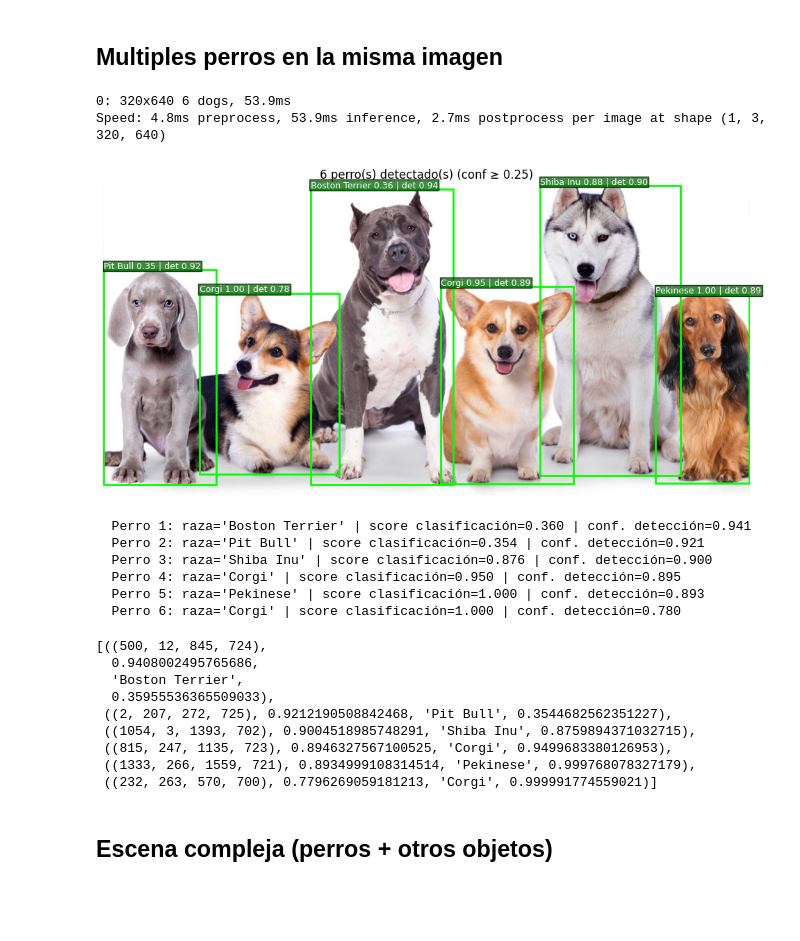
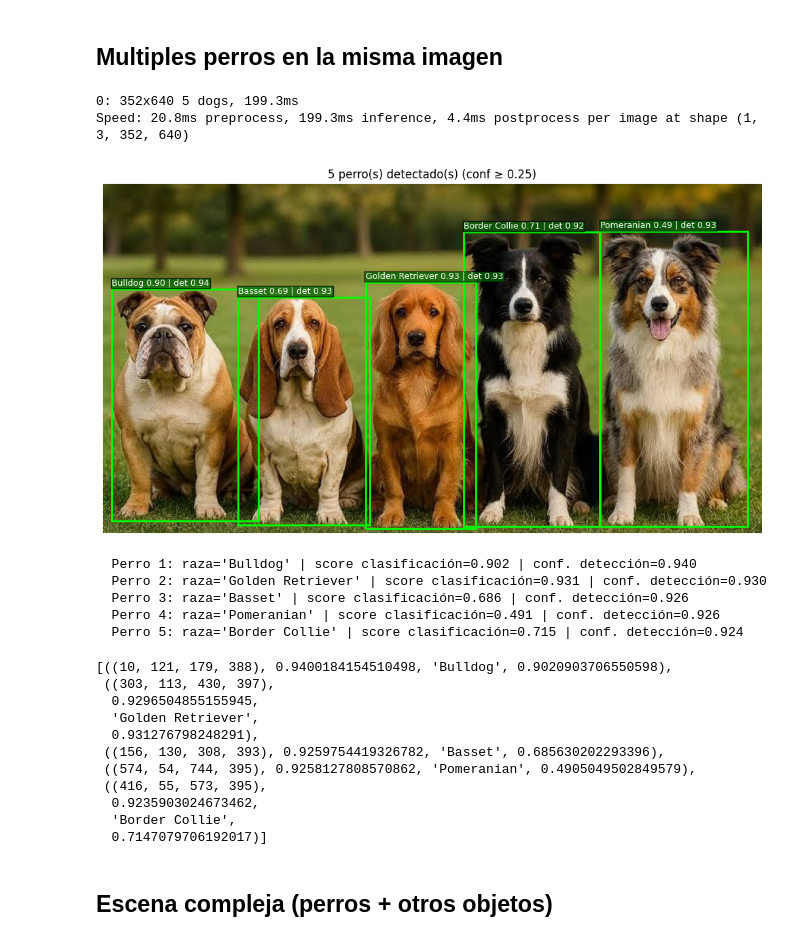
Before and after one commit to FacundoMol/tuia-dog-recognition-app, a Jupyter notebook: etapa3_colab.ipynb, the cells around one changed output. Drawn from its saved outputs; the diff is of its cells as text; code cells hidden in the pictures; blank space fills up the shorter version.

```diff
--- a/etapa3_colab.ipynb
+++ b/etapa3_colab.ipynb
@@ -151,26 +151,27 @@ Speed: 3.1ms preprocess, 62.1ms inference, 0.8ms postprocess per image at shape
 # %% [markdown]
 ## Multiples perros en la misma imagen
 # %%
-run_pipeline("data/dataset/multiples_perros.jpg")
+run_pipeline("data/dataset/mutiples_perros_2.jpg")
 # %% [output]
-0: 320x640 6 dogs, 53.9ms
-Speed: 4.8ms preprocess, 53.9ms inference, 2.7ms postprocess per image at shape (1, 3, 320, 640)
+0: 352x640 5 dogs, 199.3ms
+Speed: 20.8ms preprocess, 199.3ms inference, 4.4ms postprocess per image at shape (1, 3, 352, 640)
-[figure, old version]
+[figure, new version]
-  Perro 1: raza='Boston Terrier' | score clasificación=0.360 | conf. detección=0.941
-  Perro 2: raza='Pit Bull' | score clasificación=0.354 | conf. detección=0.921
-  Perro 3: raza='Shiba Inu' | score clasificación=0.876 | conf. detección=0.900
-  Perro 4: raza='Corgi' | score clasificación=0.950 | conf. detección=0.895
-  Perro 5: raza='Pekinese' | score clasificación=1.000 | conf. detección=0.893
-  Perro 6: raza='Corgi' | score clasificación=1.000 | conf. detección=0.780
+  Perro 1: raza='Bulldog' | score clasificación=0.902 | conf. detección=0.940
+  Perro 2: raza='Golden Retriever' | score clasificación=0.931 | conf. detección=0.930
+  Perro 3: raza='Basset' | score clasificación=0.686 | conf. detección=0.926
+  Perro 4: raza='Pomeranian' | score clasificación=0.491 | conf. detección=0.926
+  Perro 5: raza='Border Collie' | score clasificación=0.715 | conf. detección=0.924
-[((500, 12, 845, 724),
-  0.9408002495765686,
-  'Boston Terrier',
-  0.35955536365509033),
- ((2, 207, 272, 725), 0.9212190508842468, 'Pit Bull', 0.3544682562351227),
- ((1054, 3, 1393, 702), 0.9004518985748291, 'Shiba Inu', 0.8759894371032715),
- ((815, 247, 1135, 723), 0.8946327567100525, 'Corgi', 0.9499683380126953),
- ((1333, 266, 1559, 721), 0.8934999108314514, 'Pekinese', 0.999768078327179),
- ((232, 263, 570, 700), 0.7796269059181213, 'Corgi', 0.999991774559021)]
+[((10, 121, 179, 388), 0.9400184154510498, 'Bulldog', 0.9020903706550598),
+ ((303, 113, 430, 397),
+  0.9296504855155945,
+  'Golden Retriever',
+  0.931276798248291),
+ ((156, 130, 308, 393), 0.9259754419326782, 'Basset', 0.685630202293396),
+ ((574, 54, 744, 395), 0.9258127808570862, 'Pomeranian', 0.4905049502849579),
+ ((416, 55, 573, 395),
+  0.9235903024673462,
+  'Border Collie',
+  0.7147079706192017)]
 # %% [markdown]
 ## Escena compleja (perros + otros objetos)
 # %%
```
Also changed, not shown: parts of 1 cell of this notebook, 4 other files.
